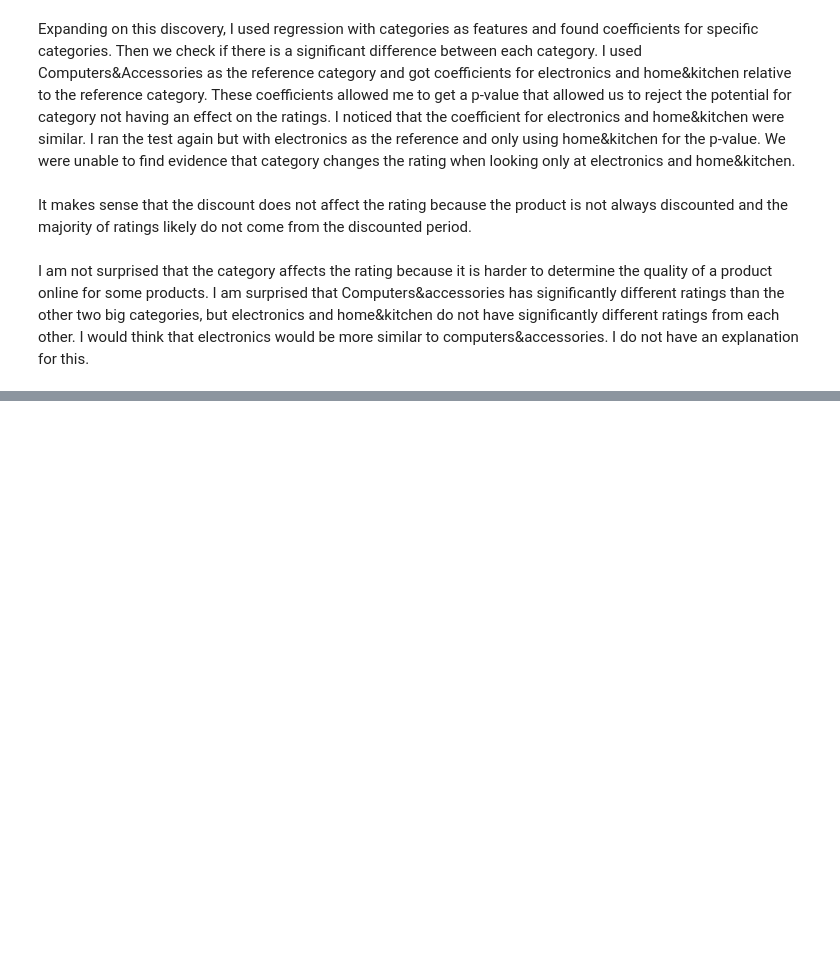
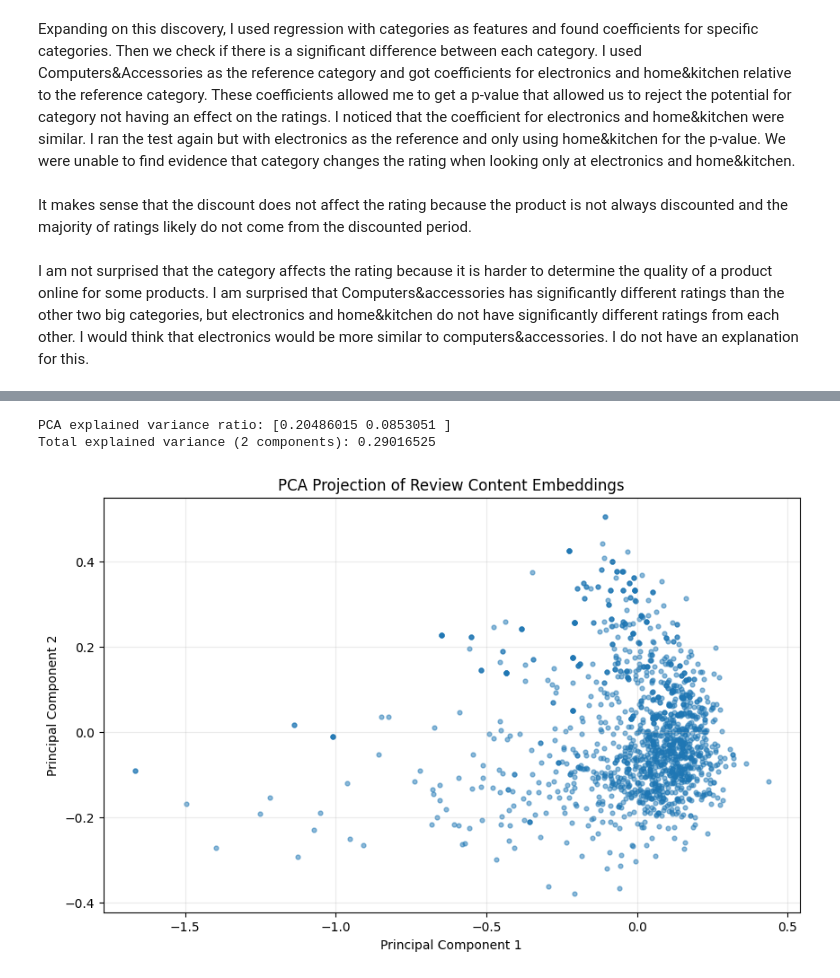
Before and after one commit to zacharydaniel229/CSCE676_ZacharyWilliams_Project, a Jupyter notebook: CSCE676_ZacharyWilliams_FinalDeliverable.ipynb, the cells around one changed output, grey strips where cells are left out. Cells and saved outputs as stored; diff of their text form; code cells hidden in the pictures; blank space fills up the shorter version.

```diff
--- a/CSCE676_ZacharyWilliams_FinalDeliverable.ipynb
+++ b/CSCE676_ZacharyWilliams_FinalDeliverable.ipynb
@@ -500,0 +648,28 @@ I am not surprised that the category affects the rating because it is harder to
+# %%
+# PCA projection of Word2Vec review embeddings (2D) and scatter plot
+import matplotlib.pyplot as plt
+from sklearn.decomposition import PCA
+
+# If embeddings are in list form, convert to a numeric matrix
+if not isinstance(review_embeddings, np.ndarray):
+    embedding_matrix = np.array(review_embeddings)
+else:
+    embedding_matrix = review_embeddings
+
+pca = PCA(n_components=2, random_state=42)
+embedding_2d = pca.fit_transform(embedding_matrix)
+
+print('PCA explained variance ratio:', pca.explained_variance_ratio_)
+print('Total explained variance (2 components):', pca.explained_variance_ratio_.sum())
+
+plt.figure(figsize=(10, 6))
+plt.scatter(embedding_2d[:, 0], embedding_2d[:, 1], s=12, alpha=0.5)
+plt.title('PCA Projection of Review Content Embeddings')
+plt.xlabel('Principal Component 1')
+plt.ylabel('Principal Component 2')
+plt.grid(alpha=0.25)
+plt.show()
+# %% [output]
+PCA explained variance ratio: [0.20486015 0.0853051 ]
+Total explained variance (2 components): 0.29016525
+[figure, added]
```
Also changed, not shown: parts of 12 cells of this notebook.
